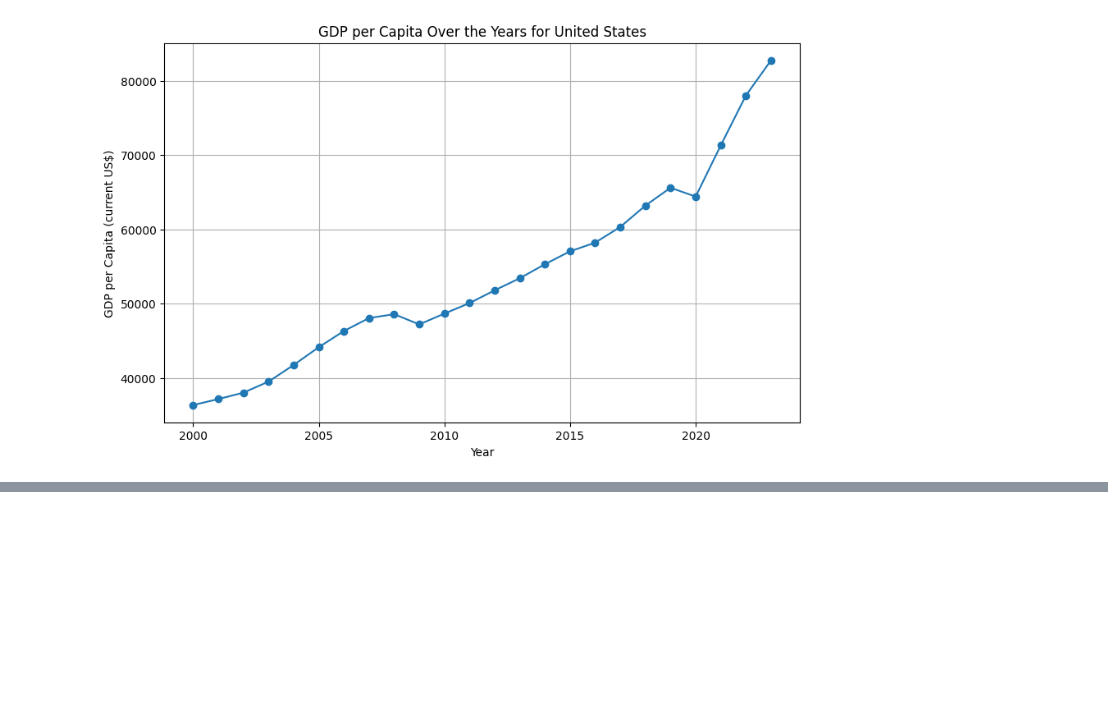
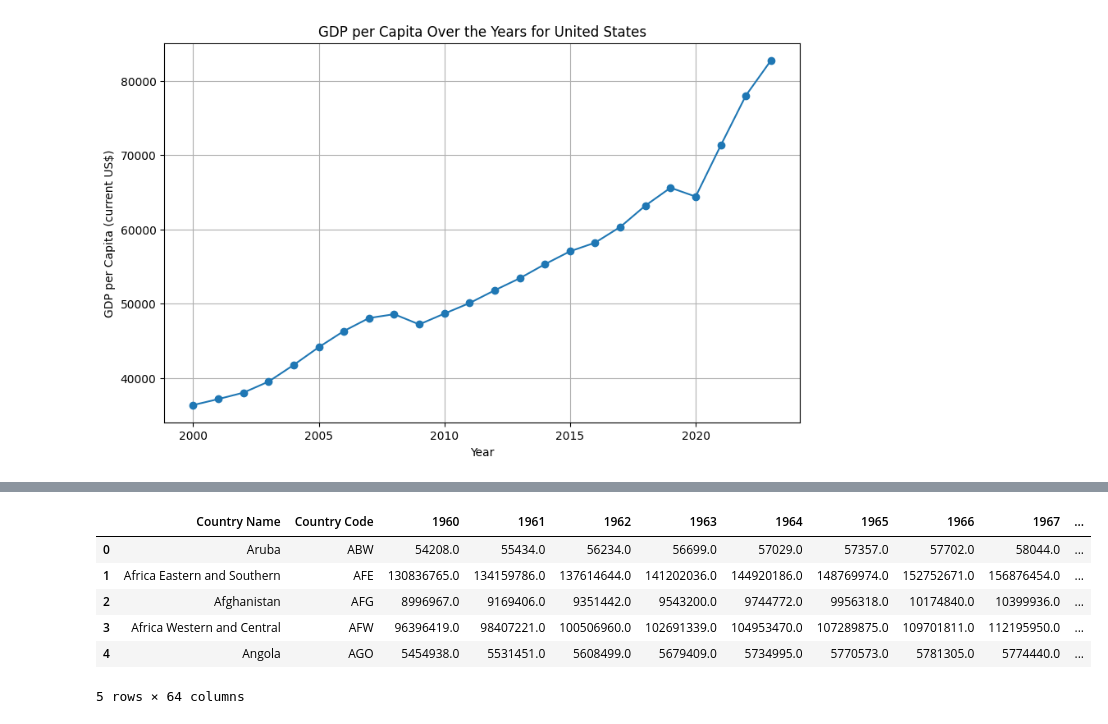
Before and after one commit to JonathanPrentice/Udacity-Data-Analyst-Nanodegree, a Jupyter notebook: Project 2/Project 2 Start.ipynb, the cells around one changed output, grey strips where cells are left out. Cells and saved outputs as stored; diff of their text form; code cells hidden in the pictures; blank space fills up the shorter version.

```diff
--- a/Project 2/Project 2 Start.ipynb
+++ b/Project 2/Project 2 Start.ipynb
@@ -93,0 +99,12 @@ FileNotFoundError: [Errno 2] No such file or directory: 'Project 2/AIR QUALITY I
+# %%
+POP = pd.read_csv('POPULATION.csv', index_col=False)
+# %%
+POP.head()
+# %% [output]
+|  | Country Name | Country Code | 1960 | 1961 | 1962 | 1963 | 1964 | 1965 | 1966 | 1967 | ... |
+| 0 | Aruba | ABW | 54208.0 | 55434.0 | 56234.0 | 56699.0 | 57029.0 | 57357.0 | 57702.0 | 58044.0 | ... |
+| 1 | Africa Eastern and Southern | AFE | 130836765.0 | 134159786.0 | 137614644.0 | 141202036.0 | 144920186.0 | 148769974.0 | 152752671.0 | 156876454.0 | ... |
+| 2 | Afghanistan | AFG | 8996967.0 | 9169406.0 | 9351442.0 | 9543200.0 | 9744772.0 | 9956318.0 | 10174840.0 | 10399936.0 | ... |
+| 3 | Africa Western and Central | AFW | 96396419.0 | 98407221.0 | 100506960.0 | 102691339.0 | 104953470.0 | 107289875.0 | 109701811.0 | 112195950.0 | ... |
+| 4 | Angola | AGO | 5454938.0 | 5531451.0 | 5608499.0 | 5679409.0 | 5734995.0 | 5770573.0 | 5781305.0 | 5774440.0 | ... |
+5 rows × 64 columns
```
Also changed, not shown: parts of 7 cells of this notebook.
